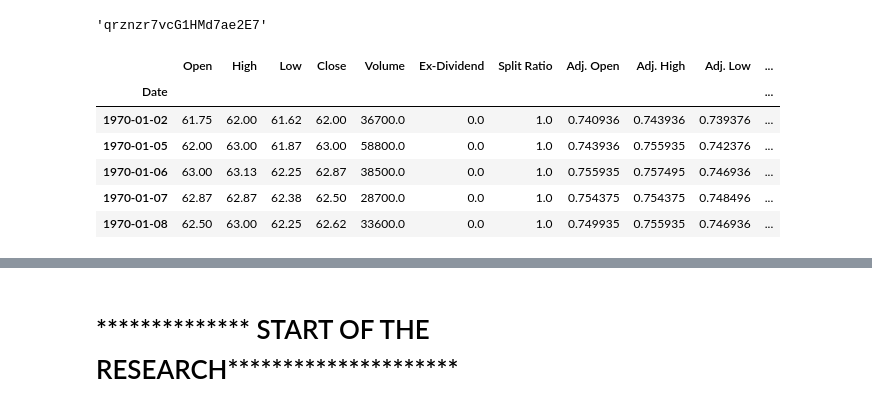
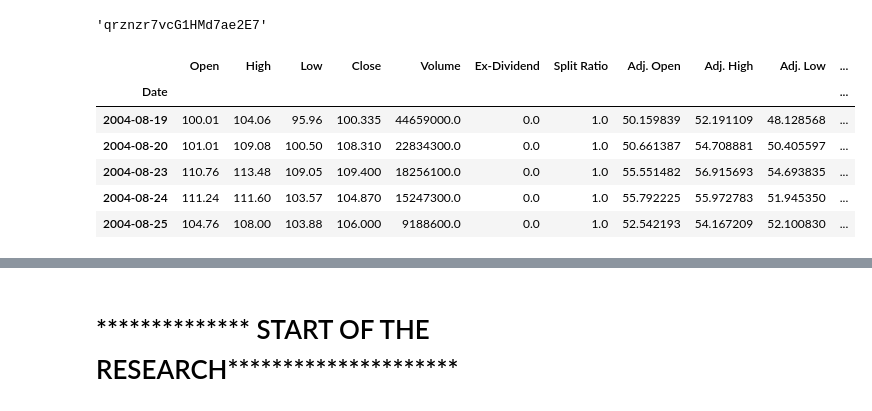
Before and after one commit to capt-alien/Lyft_stock_project, a Jupyter notebook: Lyft_project.ipynb, the cells around one changed output, grey strips where cells are left out. Cells and saved outputs as stored; diff of their text form; code cells hidden in the pictures.

```diff
--- a/Lyft_project.ipynb
+++ b/Lyft_project.ipynb
@@ -30,17 +33,17 @@ quandel_key
 # %%
 style.use('ggplot')
 # %%
-df = quandl.get("WIKI/XOM", api_key=quandel_key)
+df = quandl.get("WIKI/GOOGL", api_key=quandel_key)
 
 df.head()
 # %% [output]
 |  | Open | High | Low | Close | Volume | Ex-Dividend | Split Ratio | Adj. Open | Adj. High | Adj. Low | ... |
 | Date |  |  |  |  |  |  |  |  |  |  | ... |
-| 1970-01-02 | 61.75 | 62.00 | 61.62 | 62.00 | 36700.0 | 0.0 | 1.0 | 0.740936 | 0.743936 | 0.739376 | ... |
-| 1970-01-05 | 62.00 | 63.00 | 61.87 | 63.00 | 58800.0 | 0.0 | 1.0 | 0.743936 | 0.755935 | 0.742376 | ... |
-| 1970-01-06 | 63.00 | 63.13 | 62.25 | 62.87 | 38500.0 | 0.0 | 1.0 | 0.755935 | 0.757495 | 0.746936 | ... |
-| 1970-01-07 | 62.87 | 62.87 | 62.38 | 62.50 | 28700.0 | 0.0 | 1.0 | 0.754375 | 0.754375 | 0.748496 | ... |
-| 1970-01-08 | 62.50 | 63.00 | 62.25 | 62.62 | 33600.0 | 0.0 | 1.0 | 0.749935 | 0.755935 | 0.746936 | ... |
+| 2004-08-19 | 100.01 | 104.06 | 95.96 | 100.335 | 44659000.0 | 0.0 | 1.0 | 50.159839 | 52.191109 | 48.128568 | ... |
+| 2004-08-20 | 101.01 | 109.08 | 100.50 | 108.310 | 22834300.0 | 0.0 | 1.0 | 50.661387 | 54.708881 | 50.405597 | ... |
+| 2004-08-23 | 110.76 | 113.48 | 109.05 | 109.400 | 18256100.0 | 0.0 | 1.0 | 55.551482 | 56.915693 | 54.693835 | ... |
+| 2004-08-24 | 111.24 | 111.60 | 103.57 | 104.870 | 15247300.0 | 0.0 | 1.0 | 55.792225 | 55.972783 | 51.945350 | ... |
+| 2004-08-25 | 104.76 | 108.00 | 103.88 | 106.000 | 9188600.0 | 0.0 | 1.0 | 52.542193 | 54.167209 | 52.100830 | ... |
 # %%
 df = df[['Adj. Open',  'Adj. High',  'Adj. Low',  'Adj. Close', 'Adj. Volume']]
 df['HL_PCT'] = (df['Adj. High'] - df['Adj. Low']) / df['Adj. Close'] * 100.0
```
Also changed, not shown: parts of 18 cells of this notebook.
